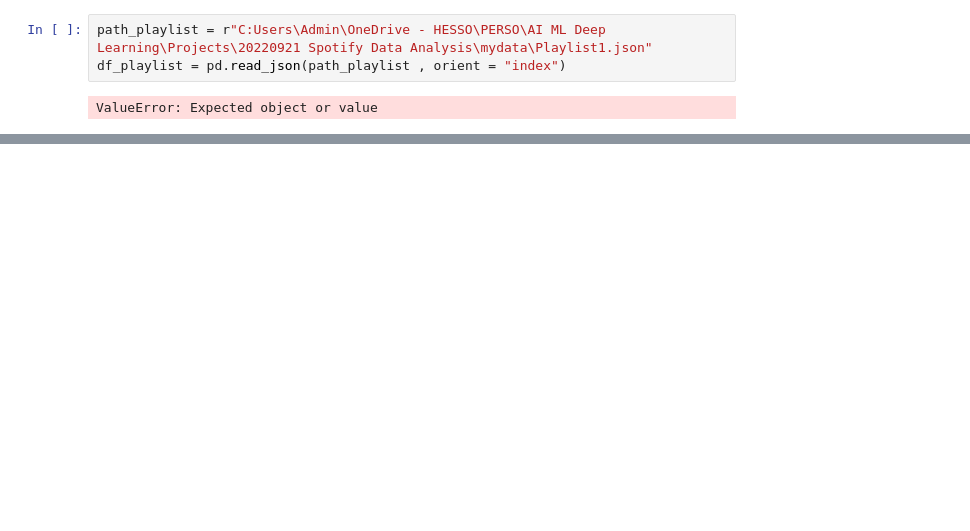
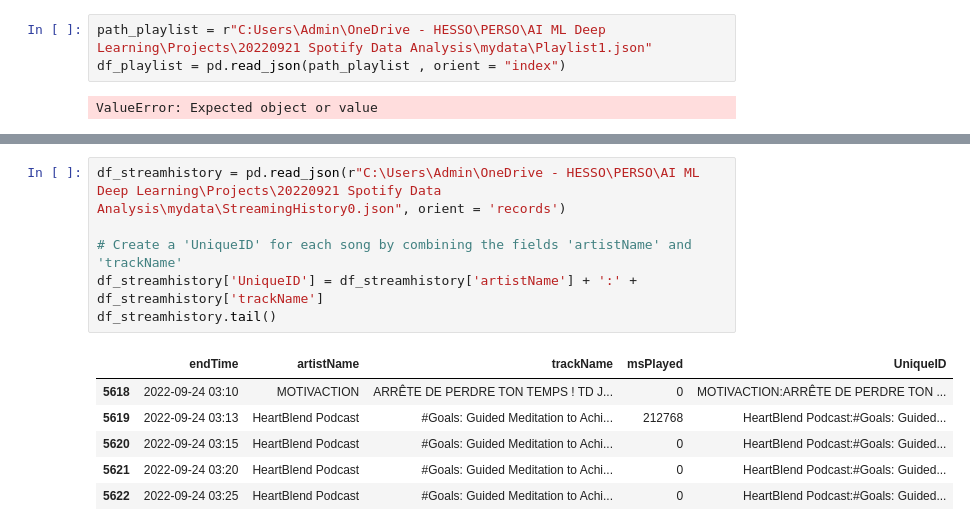
Before and after one commit to ronaldngounou/MySpotify_DataAnalysis, a Jupyter notebook: Main.ipynb, the cells around one changed output, grey strips where cells are left out. Cells and saved outputs as stored; diff of their text form; blank space fills up the shorter version.

```diff
--- a/Main.ipynb
+++ b/Main.ipynb
@@ -87,0 +61,13 @@ df_SearchQueries = pd.read_json(r"C:\Users\Admin\OneDrive - HESSO\PERSO\AI ML De
+# %%
+df_streamhistory = pd.read_json(r"C:\Users\Admin\OneDrive - HESSO\PERSO\AI ML Deep Learning\Projects\20220921 Spotify Data Analysis\mydata\StreamingHistory0.json", orient = 'records')
+
+# Create a 'UniqueID' for each song by combining the fields 'artistName' and 'trackName'
+df_streamhistory['UniqueID'] = df_streamhistory['artistName'] + ':' + df_streamhistory['trackName']
+df_streamhistory.tail()
+# %% [output]
+|  | endTime | artistName | trackName | msPlayed | UniqueID |
+| 5618 | 2022-09-24 03:10 | MOTIVACTION | ARRÊTE DE PERDRE TON TEMPS ! TD J... | 0 | MOTIVACTION:ARRÊTE DE PERDRE TON ... |
+| 5619 | 2022-09-24 03:13 | HeartBlend Podcast | #Goals: Guided Meditation to Achi... | 212768 | HeartBlend Podcast:#Goals: Guided... |
+| 5620 | 2022-09-24 03:15 | HeartBlend Podcast | #Goals: Guided Meditation to Achi... | 0 | HeartBlend Podcast:#Goals: Guided... |
+| 5621 | 2022-09-24 03:20 | HeartBlend Podcast | #Goals: Guided Meditation to Achi... | 0 | HeartBlend Podcast:#Goals: Guided... |
+| 5622 | 2022-09-24 03:25 | HeartBlend Podcast | #Goals: Guided Meditation to Achi... | 0 | HeartBlend Podcast:#Goals: Guided... |
```
Also changed, not shown: parts of 6 cells of this notebook.
